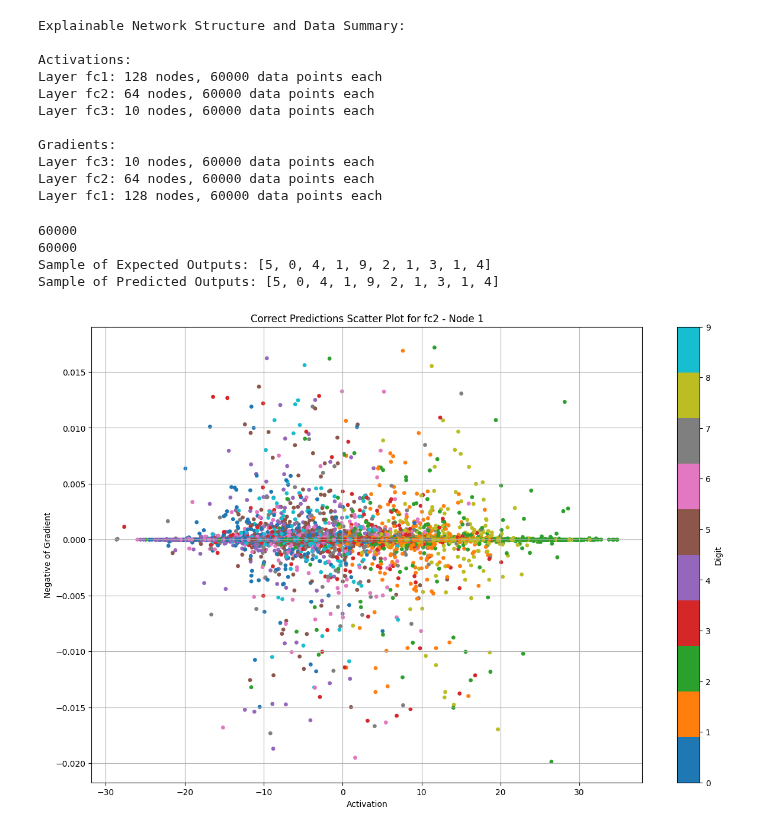
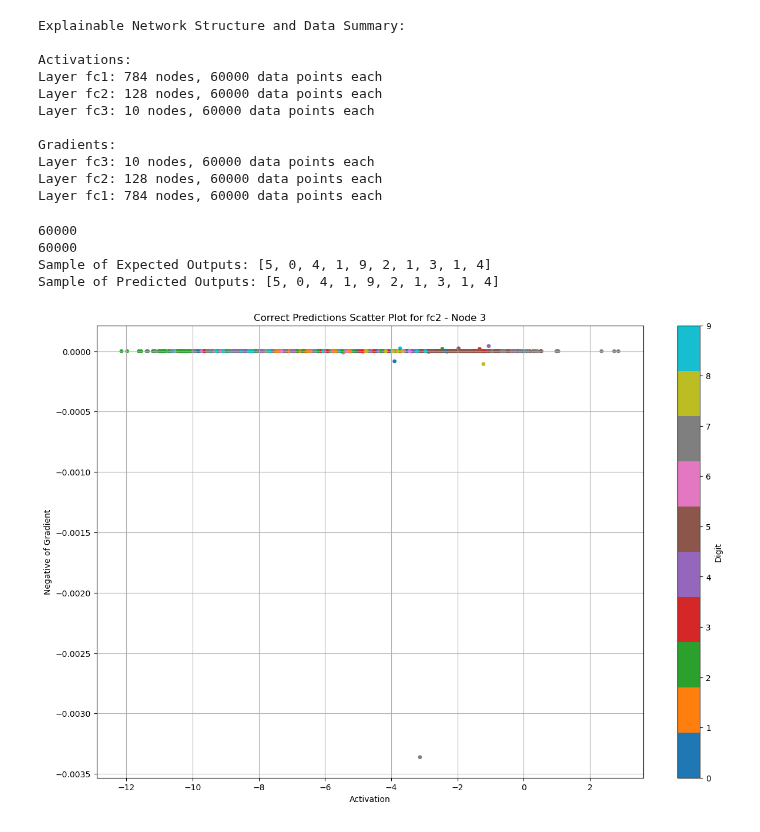
Before and after one commit to benrichards4376/Explanatory-Neural-Networks, a Jupyter notebook: MNIST_explained.ipynb, the cells around one changed output. Drawn from its saved outputs; the diff is of its cells as text; code cells hidden in the pictures.

```diff
--- a/MNIST_explained.ipynb
+++ b/MNIST_explained.ipynb
@@ -60,9 +47,9 @@ class MNISTNet(nn.Module):
     def __init__(self):
         super(MNISTNet, self).__init__()
         # Define your layers here
-        self.fc1 = nn.Linear(784, 128)
-        self.fc2 = nn.Linear(128, 64)
-        self.fc3 = nn.Linear(64, 10)
+        self.fc1 = nn.Linear(784, 784)
+        self.fc2 = nn.Linear(784, 128)
+        self.fc3 = nn.Linear(128, 10)
 
     def forward(self, x):
         # Define the forward pass
@@ -244,7 +231,7 @@ explainable_net = ExplainableNetwork(model)
 criterion = nn.CrossEntropyLoss()
 optimizer = optim.Adam(model.parameters(), lr=0.001)
 
-num_epochs = 10  # Adjust as needed
+num_epochs = 2  # Adjust as needed
 
 for epoch in range(num_epochs):
     explainable_net.start_epoch(epoch, num_epochs)
@@ -269,14 +256,14 @@ explainable_net.print_structure()
 Explainable Network Structure and Data Summary:
 
 Activations:
-Layer fc1: 128 nodes, 60000 data points each
-Layer fc2: 64 nodes, 60000 data points each
+Layer fc1: 784 nodes, 60000 data points each
+Layer fc2: 128 nodes, 60000 data points each
 Layer fc3: 10 nodes, 60000 data points each
 
 Gradients:
 Layer fc3: 10 nodes, 60000 data points each
-Layer fc2: 64 nodes, 60000 data points each
-Layer fc1: 128 nodes, 60000 data points each
+Layer fc2: 128 nodes, 60000 data points each
+Layer fc1: 784 nodes, 60000 data points each
 # %%
 sample_size = 10
 
@@ -301,36 +288,36 @@ def plot_scatter_for_correct_predictions(explainable_network, layer_name, node_i
     colors = []
 
     # Define a color map for digits 0-9 using the new syntax
     color_map = matplotlib.colormaps['tab10']
 
     # Retrieve activations, gradients, and check for correct predictions
     for input_index, (expected, predicted) in enumerate(zip(explainable_network.expected_outputs, explainable_network.predicted_outputs)):
-        if True == True:
+        if expected == predicted:
             activation = explainable_network.get_activations(input_index)
             gradient = explainable_network.get_gradients(input_index)
 
             if activation is not None and gradient is not None:
                 activations.append(activation[layer_name][node_index])
                 gradients.append(-gradient[layer_name][node_index])  # Negative of the gradient
                 colors.append(color_map(expected))  # Color code based on the correct digit
 
     # Generate scatter plot
     fig, ax = plt.subplots(figsize=(15,10))  # Explicitly create figure and axes
     scatter = ax.scatter(activations, gradients, c=colors, cmap=color_map, s=15)  # Set dot size with `s`
     ax.set_xlabel('Activation')
     ax.set_ylabel('Negative of Gradient')
     ax.set_title(f'Correct Predictions Scatter Plot for {layer_name} - Node {node_index}')
 
     # Create a colorbar with the correct axes reference
     cbar = plt.colorbar(matplotlib.cm.ScalarMappable(cmap=color_map, norm=plt.Normalize(0, 9)), ax=ax, ticks=np.arange(0, 10))
     cbar.set_label('Digit')
 
     ax.grid(True)
     plt.show()
 
-plot_scatter_for_correct_predictions(explainable_net, 'fc2', 1)  # Example for node 5 in the first hidden layer (fc1)
+plot_scatter_for_correct_predictions(explainable_net, 'fc2', 3)  # Example for node 5 in the first hidden layer (fc1)
 # %% [output]
-[figure, old version]
+[figure, new version]
 # %%
 def plot_scatter_for_extreme_outliers(explainable_network, layer_name, node_index, std_dev_threshold=3):
     activations = []
```
Also changed, not shown: parts of 15 cells of this notebook.
